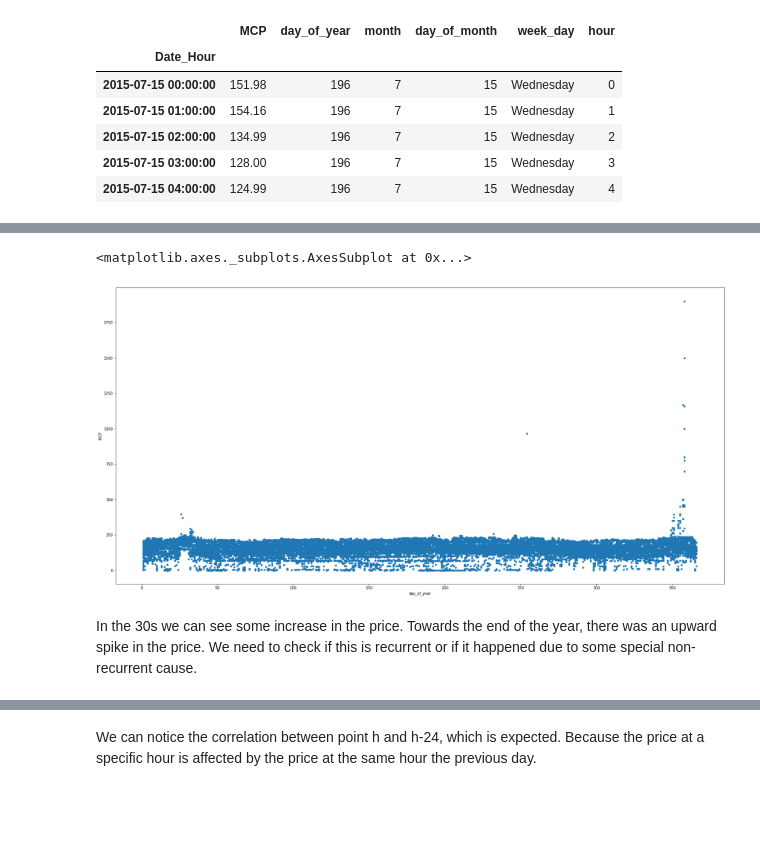
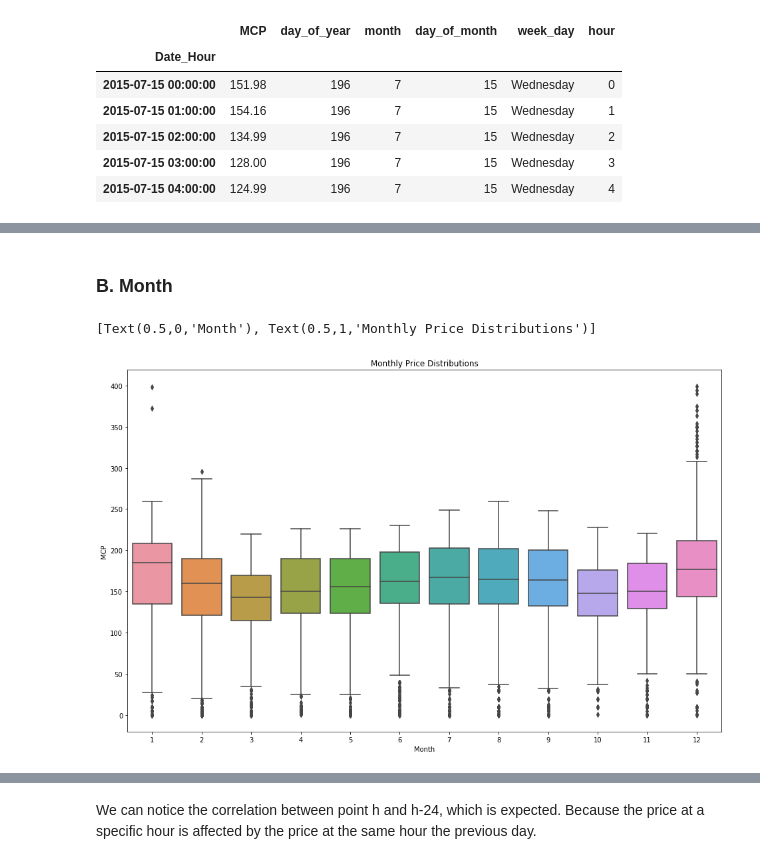
Before and after one commit to Mo-Saif/Turkish-Electricity-Market, a Jupyter notebook: MCP Exploratory Analysis Files/MCP Exploratory Analysis.ipynb, the cells around one changed output, grey strips where cells are left out. Drawn from its saved outputs; the diff is of its cells as text; code cells hidden in the pictures; blank space fills up the shorter version.

```diff
--- a/MCP Exploratory Analysis Files/MCP Exploratory Analysis.ipynb
+++ b/MCP Exploratory Analysis Files/MCP Exploratory Analysis.ipynb
@@ -91,0 +167,3 @@ We can see that there is an upward trend in the electricity price over time. We
+# %%
+df.loc[df['MCP'] > 400, 'MCP'] = np.nan  # Removing the values
+df.interpolate(inplace=True)  # Replacing them with interpolated values
@@ -108,8 +244,9 @@ df.head()
+# %% [markdown]
+### B. Month
 # %%
-# Does the day of the year affect the electricity price?
-df.plot(x= 'day_of_year', y= 'MCP',kind='scatter', figsize=(30,15))
+# Does the month of the year affect the electricity price?
+fig, ax = plt.subplots(figsize=(16, 10))
+sns.boxplot(x='month', y='MCP', data=df, ax=ax).set(xlabel='Month', title="Monthly Price Distributions")
 # %% [output]
-<matplotlib.axes._subplots.AxesSubplot at 0x...>
+[Text(0.5,0,'Month'), Text(0.5,1,'Monthly Price Distributions')]
-[figure, old version]
+[figure, new version]
-# %% [markdown]
-In the 30s we can see some increase in the price. Towards the end of the year, there was an upward spike in the price. We need to check if this is recurrent or if it happened due to some special non-recurrent cause.
```
Also changed, not shown: parts of 101 cells of this notebook, 5 other files.
